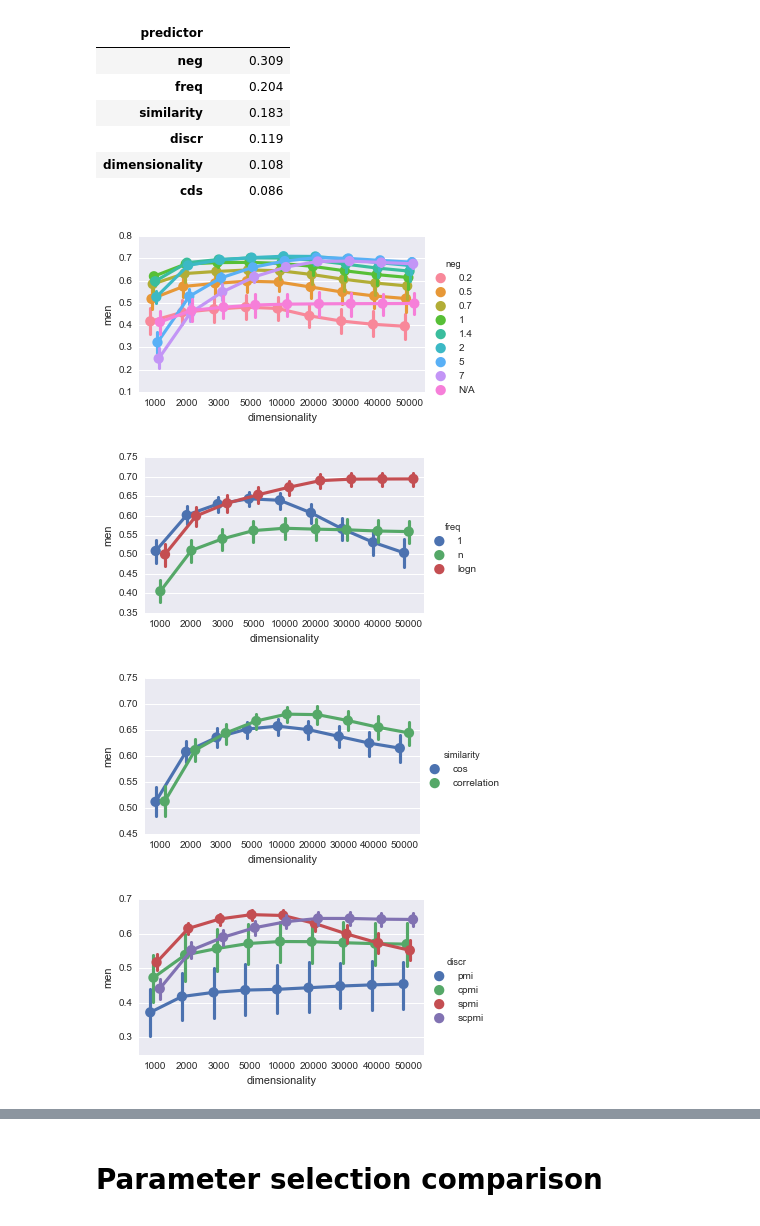
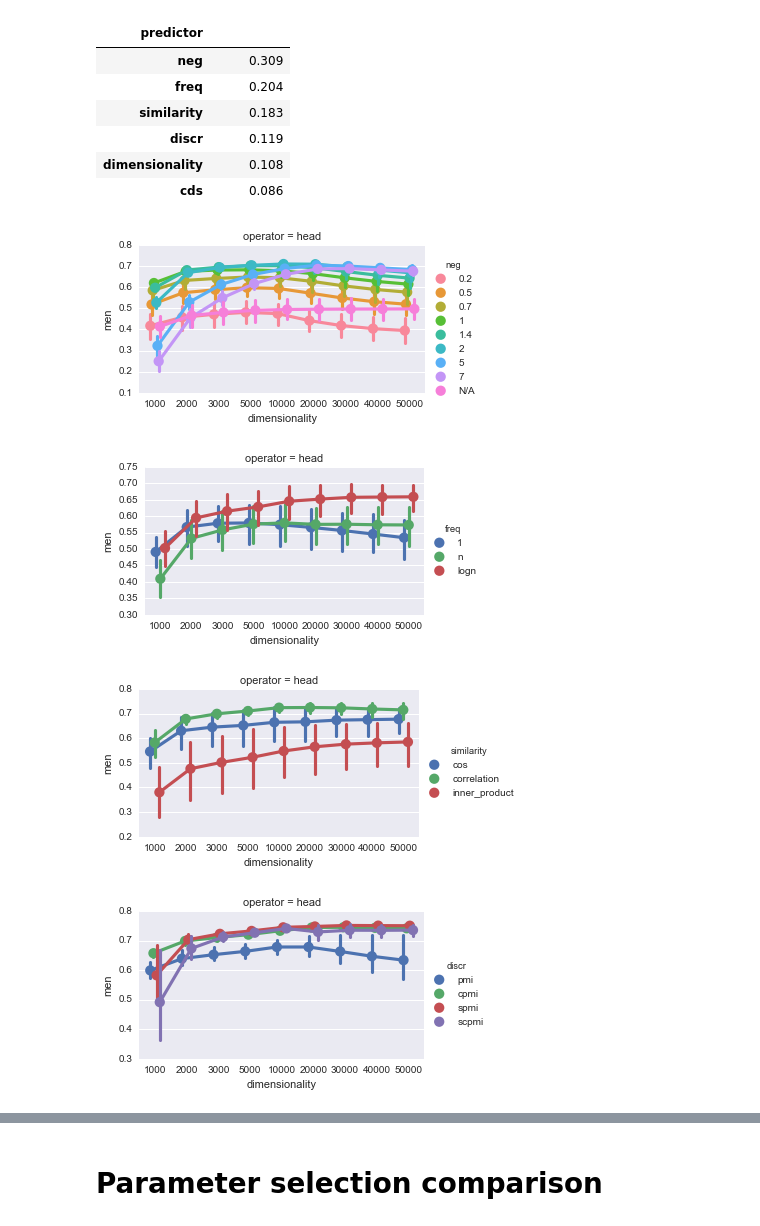
Before and after one commit to dimazest/thesis, a Jupyter notebook: supplement/parameter-selection.ipynb, the cells around one changed output, grey strips where cells are left out. Cells and saved outputs as stored; diff of their text form; code cells hidden in the pictures.

```diff
--- a/supplement/parameter-selection.ipynb
+++ b/supplement/parameter-selection.ipynb
@@ -235,9 +216,9 @@ feature_ablation_men.round(3)
 # %%
 heuristics_selection_collection_men = {}
 # %%
-t.plot_interaction(results, feature_ablation_men.index[0], 'men')
+t.plot_interaction(results['max'], feature_ablation_men.index[0], 'men')
 # %% [output]
-[figure, old version]
+[figure, new version]
 # %%
 assert feature_ablation_men.index[0] == 'neg'
 
@@ -250,23 +231,21 @@ heuristics_selection_collection_men[0] =  r.loc[
     True
 ]
 # %%
-t.plot_interaction(results, feature_ablation_men.index[1], 'men')
+t.plot_interaction(heuristics_selection_collection_men[0], feature_ablation_men.index[1], 'men')
 # %% [output]
-[figure, old version]
+[figure, new version]
 # %%
 assert feature_ablation_men.index[1] == 'freq'
 
 r = heuristics_selection_collection_men[0]
 
 heuristics_selection_collection_men[1] =  r.loc[
-    (~(r['dimensionality'] < 3000) | (r['freq'] == '1')) &
-    (~(r['dimensionality'] >= 3000) | (r['freq'] == 'logn')) &
-    True
+    (r['freq'] == 'logn')
 ]
 # %%
-t.plot_interaction(results, feature_ablation_men.index[2], 'men')
+t.plot_interaction(heuristics_selection_collection_men[1], feature_ablation_men.index[2], 'men')
 # %% [output]
-[figure, old version]
+[figure, new version]
 # %%
 assert feature_ablation_men.index[2] == 'similarity'
 
@@ -279,8 +256,8 @@ heuristics_selection_collection_men[2] =  r.loc[
 ]
 # %%
-t.plot_interaction(results, feature_ablation_men.index[3], 'men')
+t.plot_interaction(heuristics_selection_collection_men[2], feature_ablation_men.index[3], 'men')
 # %% [output]
-[figure, old version]
+[figure, new version]
 # %%
 assert feature_ablation_men.index[3] == 'discr'
 
```
Also changed, not shown: parts of 70 cells of this notebook, 4 other files.
